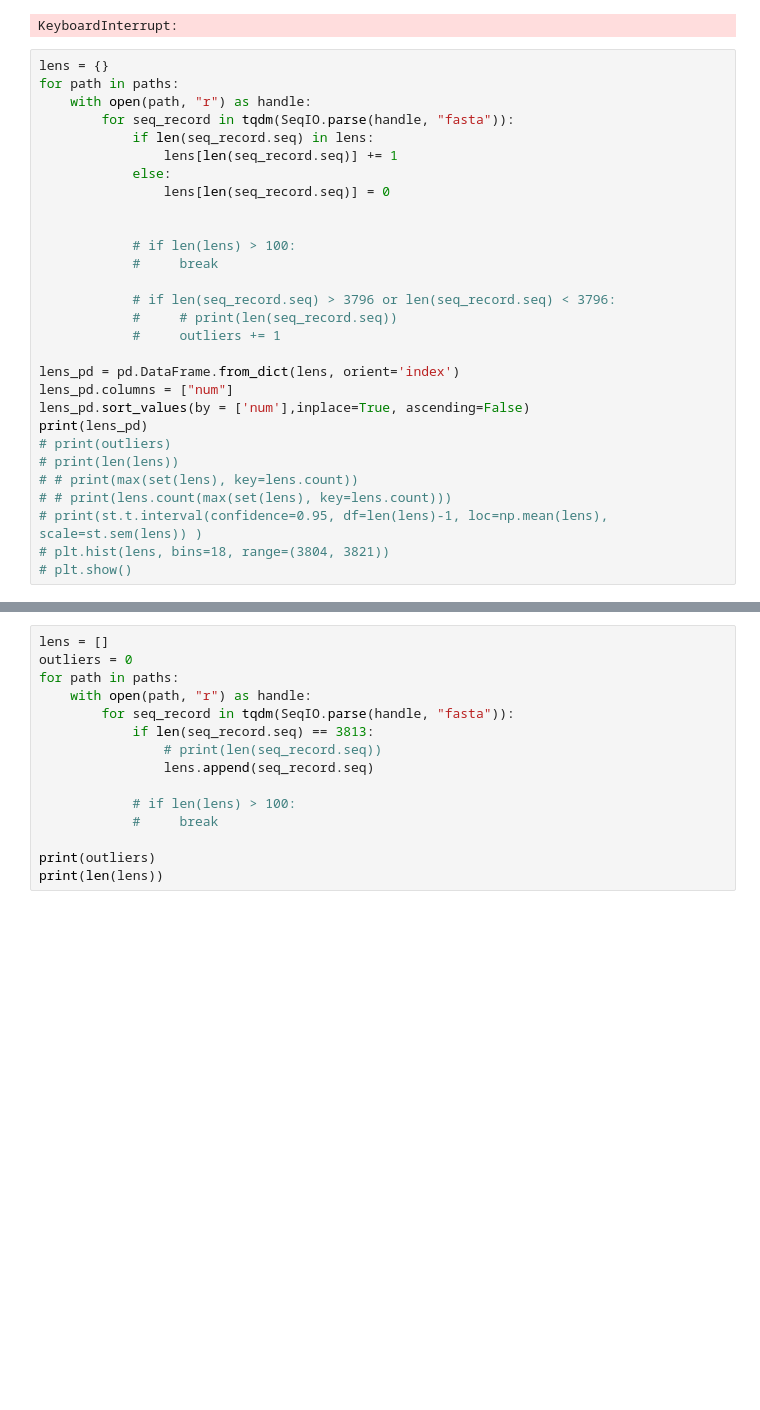
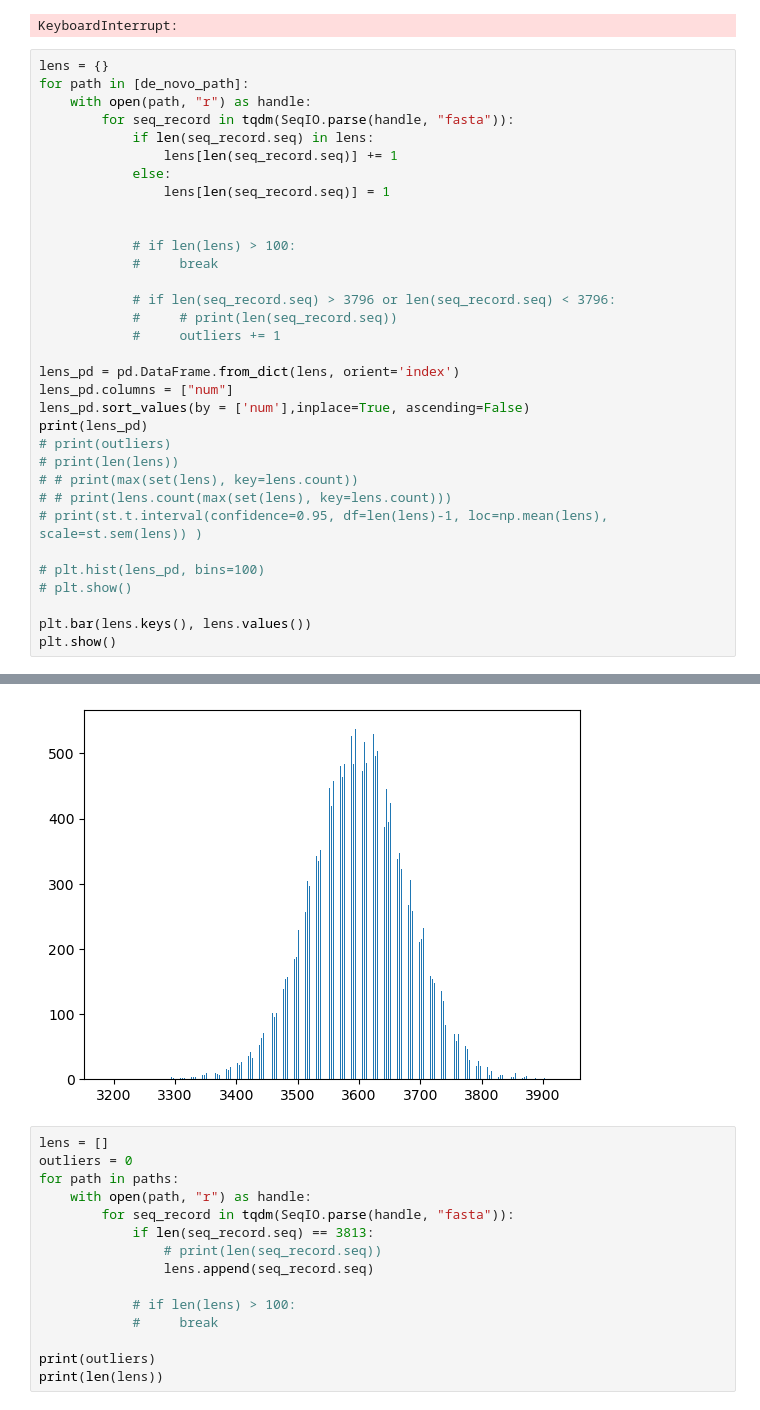
Before and after one commit to Dominko/spike_protein_rna_generator, a Jupyter notebook: scripts/data_analysis/analysis de novo.ipynb, the cells around one changed output, grey strips where cells are left out. Drawn from its saved outputs; the diff is of its cells as text; blank space fills up the shorter version.

```diff
--- a/scripts/data_analysis/analysis de novo.ipynb
+++ b/scripts/data_analysis/analysis de novo.ipynb
@@ -63,13 +63,13 @@ plt.show()
 KeyboardInterrupt:
 # %%
 lens = {}
-for path in paths:
+for path in [de_novo_path]:
     with open(path, "r") as handle:
         for seq_record in tqdm(SeqIO.parse(handle, "fasta")):
             if len(seq_record.seq) in lens:
                 lens[len(seq_record.seq)] += 1
             else:
-                lens[len(seq_record.seq)] = 0
+                lens[len(seq_record.seq)] = 1
 
 
             # if len(lens) > 100:
@@ -88,6 +88,10 @@ print(lens_pd)
 # # print(max(set(lens), key=lens.count))
 # # print(lens.count(max(set(lens), key=lens.count)))
 # print(st.t.interval(confidence=0.95, df=len(lens)-1, loc=np.mean(lens), scale=st.sem(lens)) )
-# plt.hist(lens, bins=18, range=(3804, 3821))
+
+# plt.hist(lens_pd, bins=100)
 # plt.show()
+
+plt.bar(lens.keys(), lens.values())
+plt.show()
 # %% [output]
@@ -108,3 +112,4 @@ print(lens_pd)
+[figure, added]
 # %%
 lens = []
 outliers = 0
```
Also changed, not shown: parts of 6 cells of this notebook, 11 other files.
